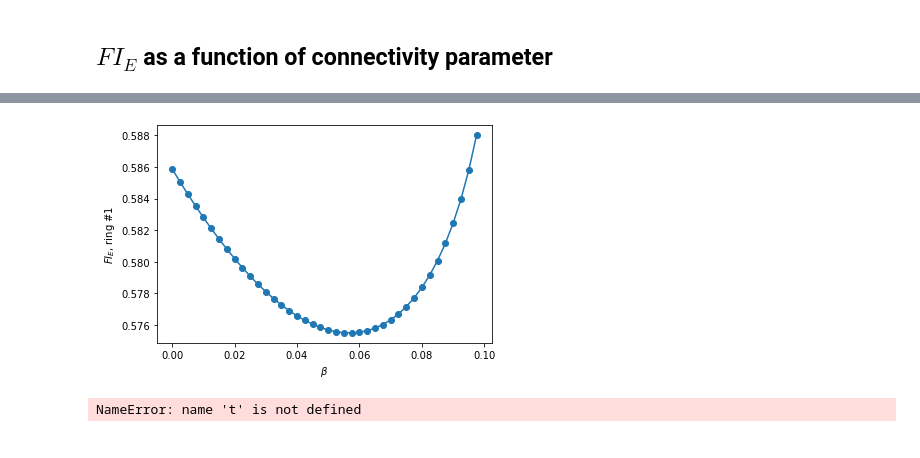
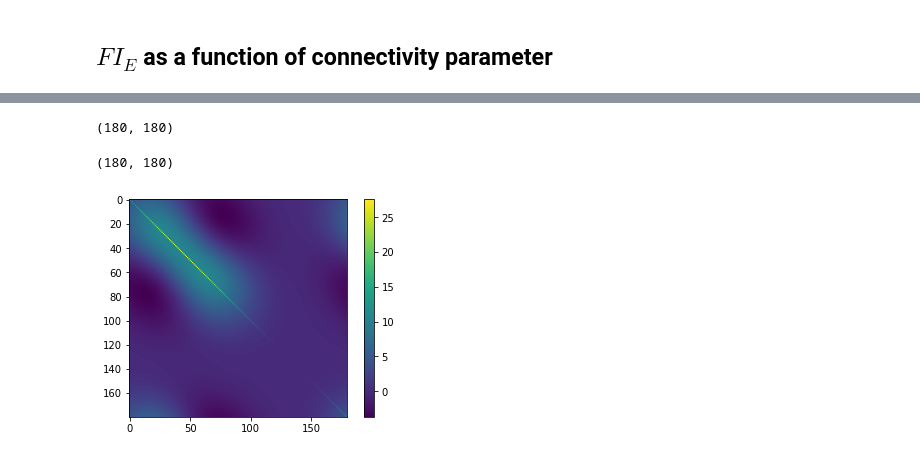
Before and after one commit to alexnegron/SCGB-Fellowship, a Jupyter notebook: Two ring model - independent variability.ipynb, the cells around one changed output, grey strips where cells are left out. Drawn from its saved outputs; the diff is of its cells as text; code cells hidden in the pictures.

```diff
--- a/Two ring model - independent variability.ipynb
+++ b/Two ring model - independent variability.ipynb
@@ -194,7 +196,7 @@ r_ss, r_n, R_ss, R_n, W, xs, ts, c, h = two_ring_model(t0=0,
 
                                              sigma_ori=32,
                                              #sigma_FF=50,
-                                             sigma_FF = 45,
+                                             sigma_FF = 60,
                                              k=0.04,
                                              n=2.0,
                                              c=20,
@@ -393,12 +406,14 @@ FI_E1 = 0.5880138872362441
-# %%
-plt.plot(betas, FI_E1, '-o')
-plt.xlabel(r'$\beta$')
-plt.ylabel('$FI_E$, ring #1')
-#plt.xlim(max(betas),min(betas))
-plt.show()
-# %% [output]
-[figure, removed]
-# %%
-t
-# %% [output]
-NameError: name 't' is not defined
+# %%
+Sigma2_E.shape
+# %% [output]
+(180, 180)
+# %%
+Sigma1_E.shape
+# %% [output]
+(180, 180)
+# %%
+plt.imshow(Sigma1_E)
+plt.colorbar()
+plt.show()
+# %% [output]
+[figure, added]
```
Also changed, not shown: parts of 4 cells of this notebook.
